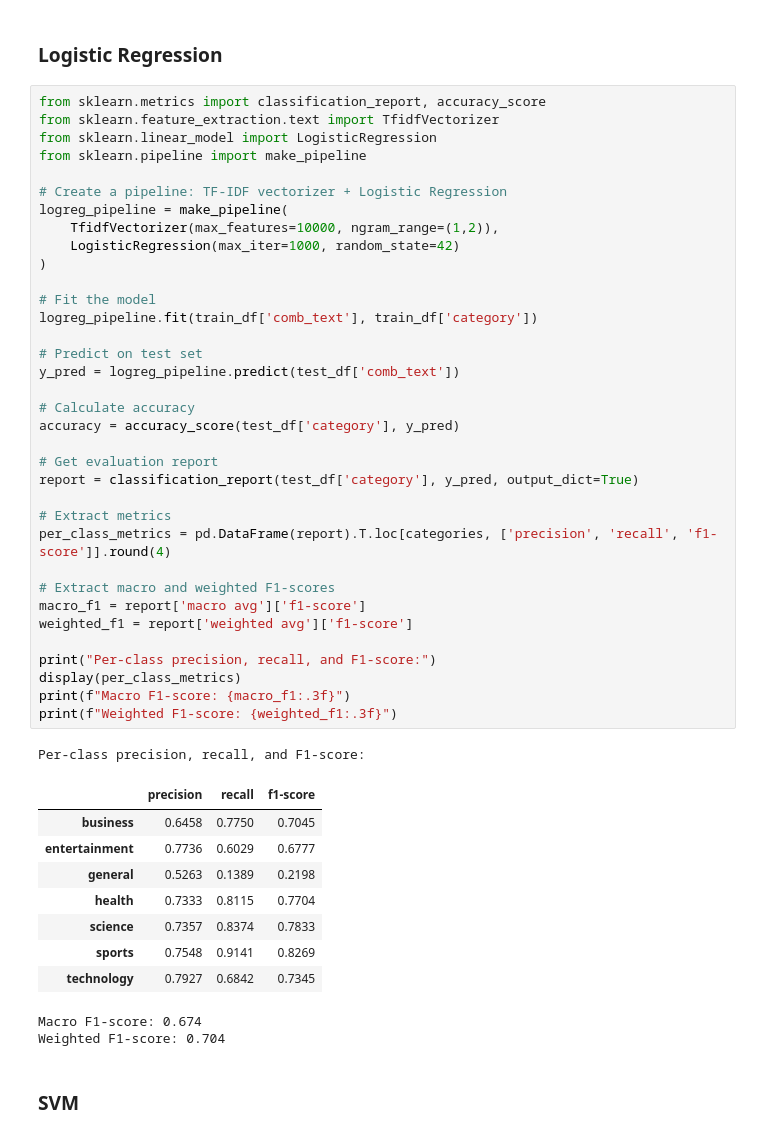
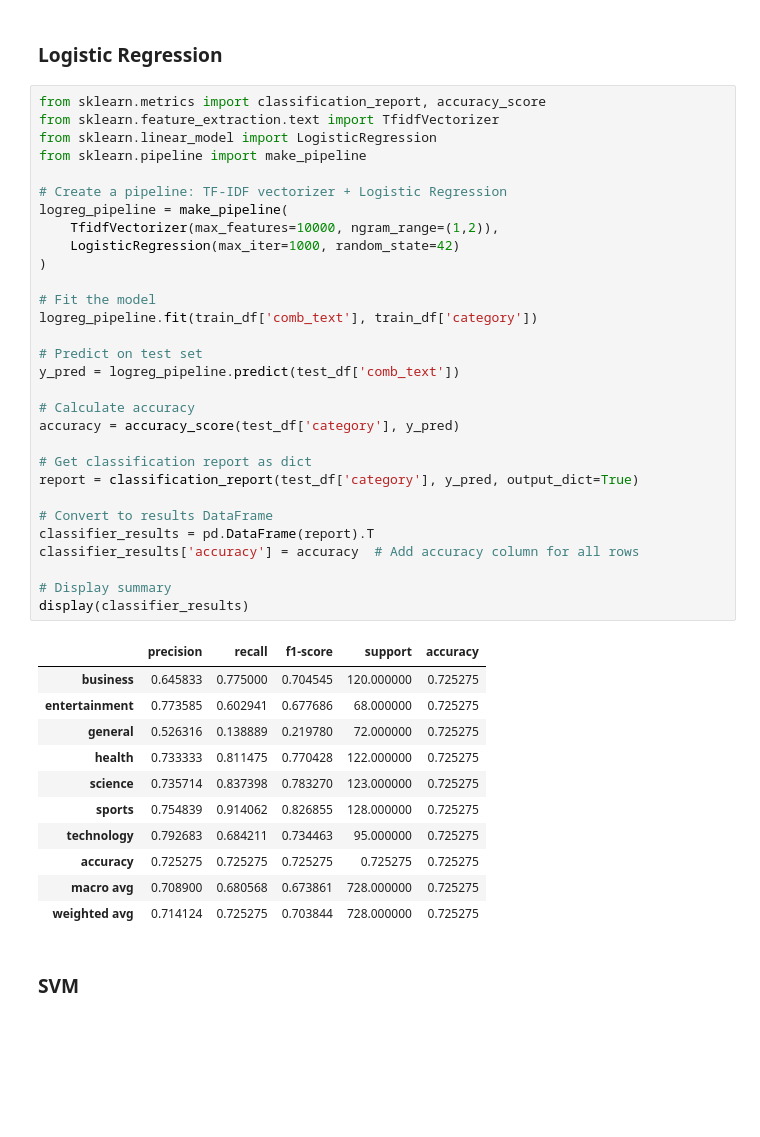
Before and after one commit to mitosisgg/ADS509_FinalProject, a Jupyter notebook: ADS_509_Final_Team_Project.ipynb, the cells around one changed output. Drawn from its saved outputs; the diff is of its cells as text; blank space fills up the shorter version.

```diff
--- a/ADS_509_Final_Team_Project.ipynb
+++ b/ADS_509_Final_Team_Project.ipynb
@@ -636,50 +688,45 @@ Test shape: (728, 2)
 # %%
 from sklearn.metrics import classification_report, accuracy_score
 from sklearn.feature_extraction.text import TfidfVectorizer
 from sklearn.linear_model import LogisticRegression
 from sklearn.pipeline import make_pipeline
 
 # Create a pipeline: TF-IDF vectorizer + Logistic Regression
 logreg_pipeline = make_pipeline(
     TfidfVectorizer(max_features=10000, ngram_range=(1,2)),
     LogisticRegression(max_iter=1000, random_state=42)
 )
 
 # Fit the model
 logreg_pipeline.fit(train_df['comb_text'], train_df['category'])
 
 # Predict on test set
 y_pred = logreg_pipeline.predict(test_df['comb_text'])
 
 # Calculate accuracy
 accuracy = accuracy_score(test_df['category'], y_pred)
 
-# Get evaluation report
+# Get classification report as dict
 report = classification_report(test_df['category'], y_pred, output_dict=True)
 
-# Extract metrics
-per_class_metrics = pd.DataFrame(report).T.loc[categories, ['precision', 'recall', 'f1-score']].round(4)
+# Convert to results DataFrame
+classifier_results = pd.DataFrame(report).T
+classifier_results['accuracy'] = accuracy  # Add accuracy column for all rows
 
-# Extract macro and weighted F1-scores
-macro_f1 = report['macro avg']['f1-score']
-weighted_f1 = report['weighted avg']['f1-score']
-
-print("Per-class precision, recall, and F1-score:")
-display(per_class_metrics)
-print(f"Macro F1-score: {macro_f1:.3f}")
-print(f"Weighted F1-score: {weighted_f1:.3f}")
+# Display summary
+display(classifier_results)
 # %% [output]
-Per-class precision, recall, and F1-score:
-|  | precision | recall | f1-score |
-| business | 0.6458 | 0.7750 | 0.7045 |
-| entertainment | 0.7736 | 0.6029 | 0.6777 |
-| general | 0.5263 | 0.1389 | 0.2198 |
-| health | 0.7333 | 0.8115 | 0.7704 |
-| science | 0.7357 | 0.8374 | 0.7833 |
-| sports | 0.7548 | 0.9141 | 0.8269 |
-| technology | 0.7927 | 0.6842 | 0.7345 |
+|  | precision | recall | f1-score | support | accuracy |
+| business | 0.645833 | 0.775000 | 0.704545 | 120.000000 | 0.725275 |
+| entertainment | 0.773585 | 0.602941 | 0.677686 | 68.000000 | 0.725275 |
+| general | 0.526316 | 0.138889 | 0.219780 | 72.000000 | 0.725275 |
+| health | 0.733333 | 0.811475 | 0.770428 | 122.000000 | 0.725275 |
+| science | 0.735714 | 0.837398 | 0.783270 | 123.000000 | 0.725275 |
+| sports | 0.754839 | 0.914062 | 0.826855 | 128.000000 | 0.725275 |
+| technology | 0.792683 | 0.684211 | 0.734463 | 95.000000 | 0.725275 |
+| accuracy | 0.725275 | 0.725275 | 0.725275 | 0.725275 | 0.725275 |
+| macro avg | 0.708900 | 0.680568 | 0.673861 | 728.000000 | 0.725275 |
+| weighted avg | 0.714124 | 0.725275 | 0.703844 | 728.000000 | 0.725275 |
-Macro F1-score: 0.674
-Weighted F1-score: 0.704
 # %% [markdown]
 ### SVM
 # %%
```
Also changed, not shown: parts of 11 cells of this notebook.
